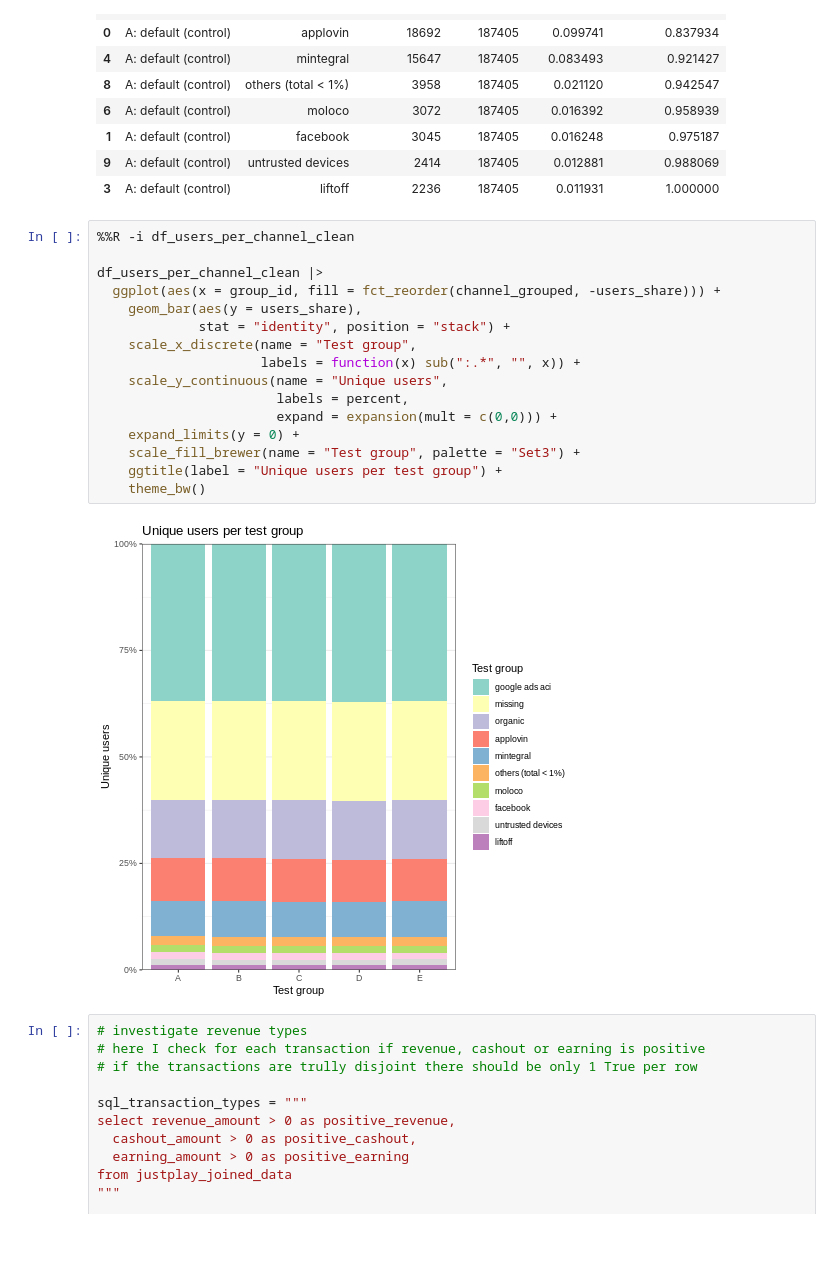
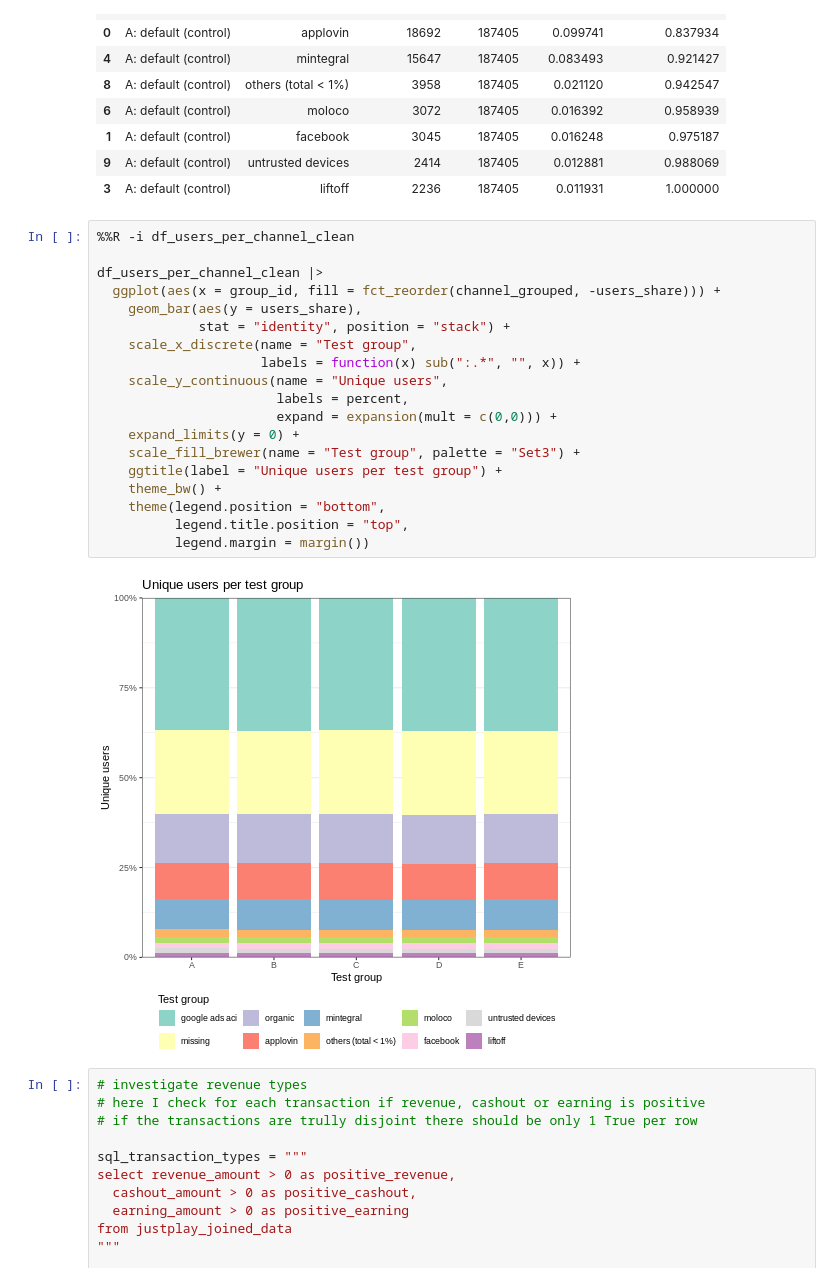
Before and after one commit to PedroNVSRamos/justplay_casestudy, a Jupyter notebook: justplay_casestudy.ipynb, the cells around one changed output. Drawn from its saved outputs; the diff is of its cells as text; blank space fills up the shorter version.

```diff
--- a/justplay_casestudy.ipynb
+++ b/justplay_casestudy.ipynb
@@ -262,21 +269,24 @@ df_users_per_channel_clean[df_users_per_channel_clean['group_id'].str.startswith
 # %%
 %%R -i df_users_per_channel_clean
 
 df_users_per_channel_clean |>
   ggplot(aes(x = group_id, fill = fct_reorder(channel_grouped, -users_share))) +
     geom_bar(aes(y = users_share),
              stat = "identity", position = "stack") +
     scale_x_discrete(name = "Test group",
                      labels = function(x) sub(":.*", "", x)) +
     scale_y_continuous(name = "Unique users",
                        labels = percent,
                        expand = expansion(mult = c(0,0))) +
     expand_limits(y = 0) +
     scale_fill_brewer(name = "Test group", palette = "Set3") +
     ggtitle(label = "Unique users per test group") +
-    theme_bw()
+    theme_bw() +
+    theme(legend.position = "bottom",
+          legend.title.position = "top",
+          legend.margin = margin())
 # %% [output]
-[figure, old version]
+[figure, new version]
 # %%
 # investigate revenue types
 # here I check for each transaction if revenue, cashout or earning is positive
```
Also changed, not shown: parts of 37 cells of this notebook.
